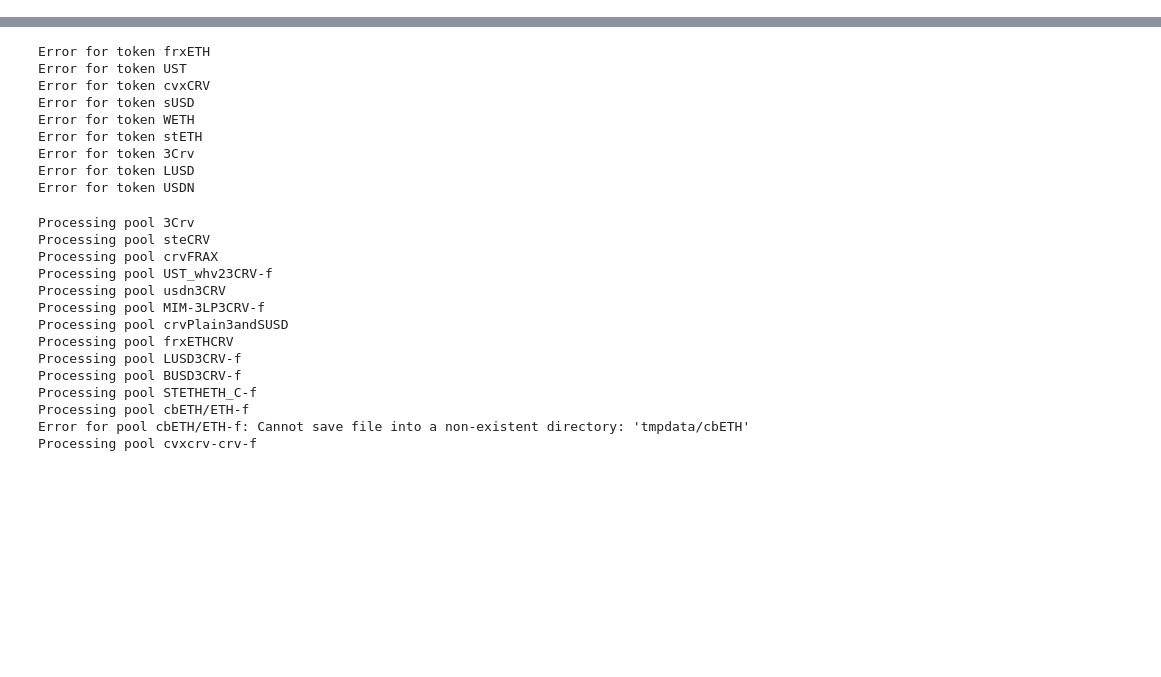
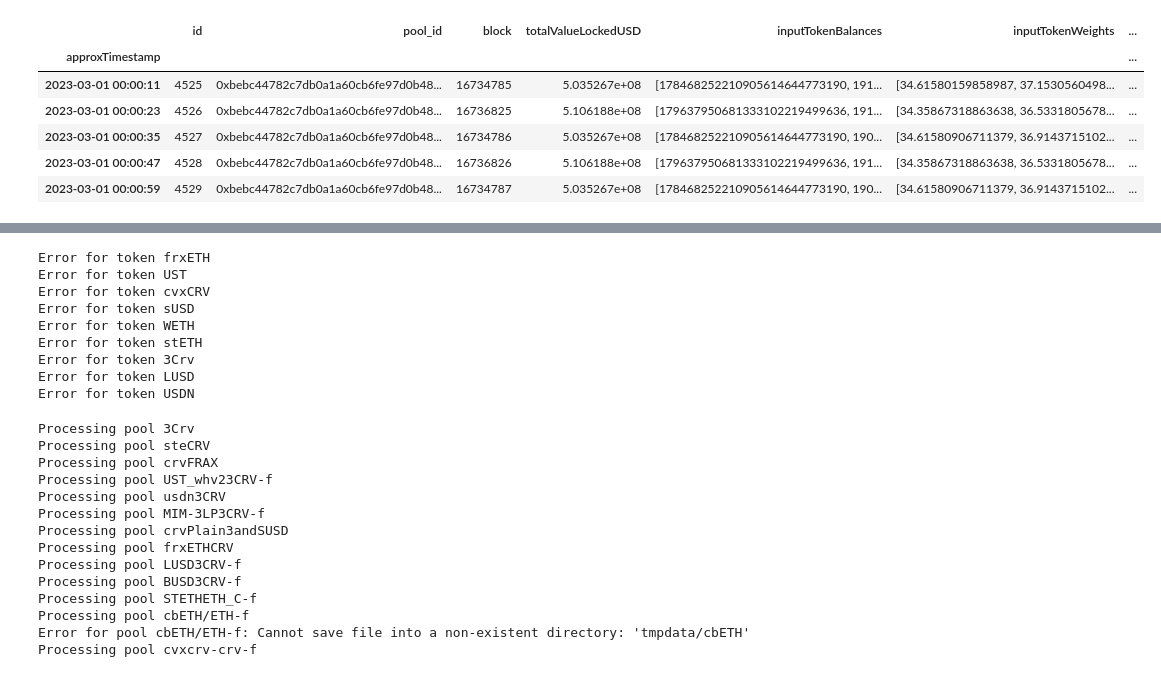
Before and after one commit to xenophonlabs/curve-lp-metrics, a Jupyter notebook: explore.ipynb, the cells around one changed output, grey strips where cells are left out. Cells and saved outputs as stored; diff of their text form; code cells hidden in the pictures; blank space fills up the shorter version.

```diff
--- a/explore.ipynb
+++ b/explore.ipynb
@@ -17,3 +17,15 @@ from curvemetrics.metrics import *
 datahandler = RawDataHandler()
 token_metadata = datahandler.get_token_metadata()
 pool_metadata = datahandler.get_pool_metadata()
+# %%
+pool = "0xbebc44782c7db0a1a60cb6fe97d0b483032ff1c7"
+pool_data = datahandler.get_pool_data(pool)
+pool_data.head()
+# %% [output]
+|  | id | pool_id | block | totalValueLockedUSD | inputTokenBalances | inputTokenWeights | ... |
+| approxTimestamp |  |  |  |  |  |  | ... |
+| 2023-03-01 00:00:11 | 4525 | 0xbebc44782c7db0a1a60cb6fe97d0b48... | 16734785 | 5.035267e+08 | [178468252210905614644773190, 191... | [34.61580159858987, 37.1530560498... | ... |
+| 2023-03-01 00:00:23 | 4526 | 0xbebc44782c7db0a1a60cb6fe97d0b48... | 16736825 | 5.106188e+08 | [179637950681333102219499636, 191... | [34.35867318863638, 36.5331805678... | ... |
+| 2023-03-01 00:00:35 | 4527 | 0xbebc44782c7db0a1a60cb6fe97d0b48... | 16734786 | 5.035267e+08 | [178468252210905614644773190, 190... | [34.61580906711379, 36.9143715102... | ... |
+| 2023-03-01 00:00:47 | 4528 | 0xbebc44782c7db0a1a60cb6fe97d0b48... | 16736826 | 5.106188e+08 | [179637950681333102219499636, 191... | [34.35867318863638, 36.5331805678... | ... |
+| 2023-03-01 00:00:59 | 4529 | 0xbebc44782c7db0a1a60cb6fe97d0b48... | 16734787 | 5.035267e+08 | [178468252210905614644773190, 190... | [34.61580906711379, 36.9143715102... | ... |
```
Also changed, not shown: parts of 3 cells of this notebook, 2 other files.
